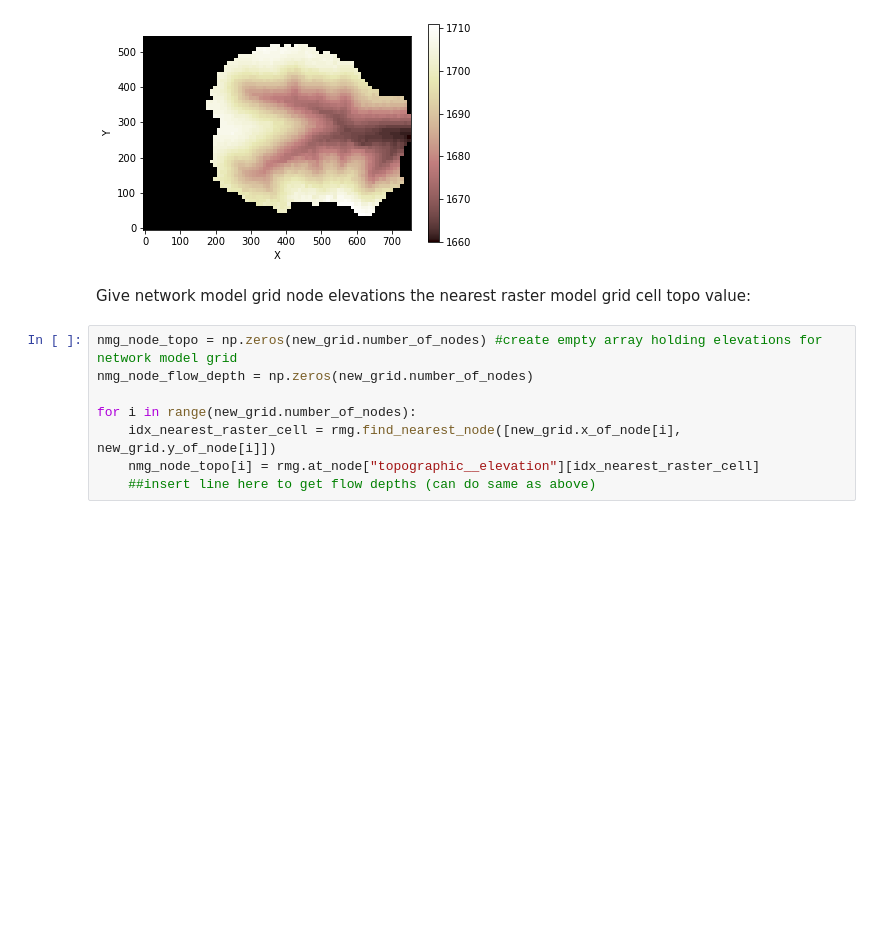
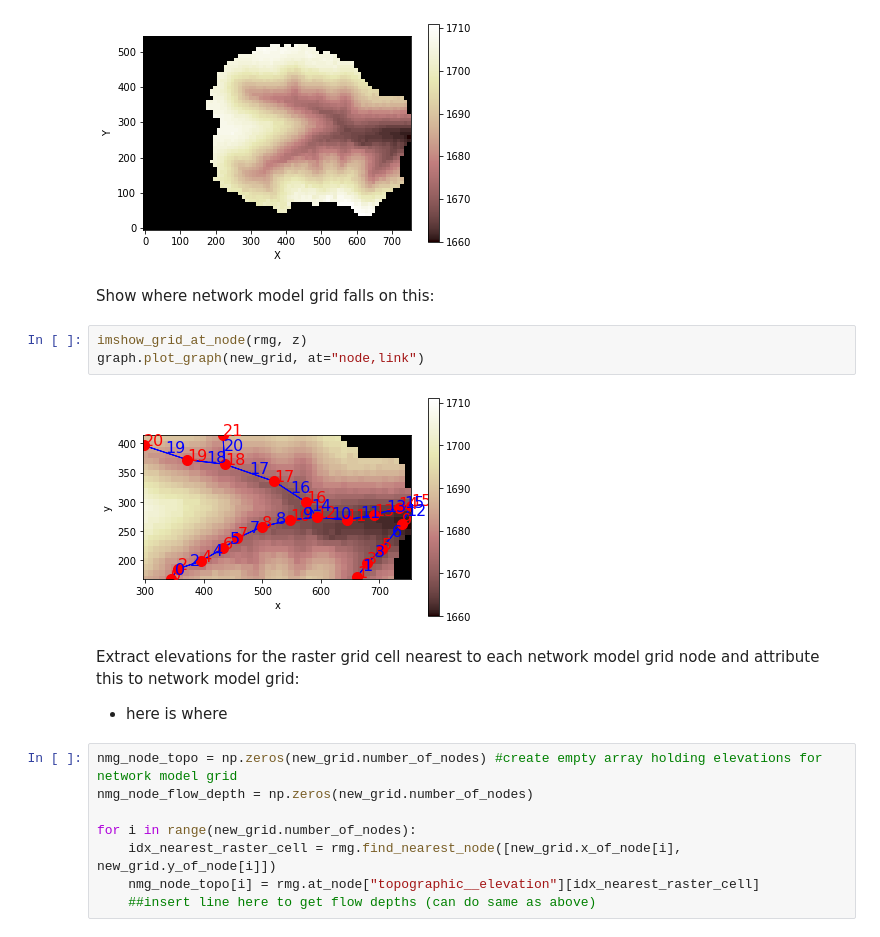
Before and after one commit to espin-2020/fluvial, a Jupyter notebook: import_network_from_hugo_shapefile.ipynb, the cells around one changed output. Saved outputs shown, nothing was run; the diff lists cells and outputs as text; blank space fills up the shorter version.

```diff
--- a/import_network_from_hugo_shapefile.ipynb
+++ b/import_network_from_hugo_shapefile.ipynb
@@ -94,8 +96,16 @@ rmg.status_at_node[np.isclose(z,-9999.)] = rmg.BC_NODE_IS_CLOSED
 imshow_grid_at_node(rmg, z)
 # %% [output]
 [figure]
-# %% [markdown]
-Give network model grid node elevations the nearest raster model grid cell topo value:
+# %% [markdown]
+Show where network model grid falls on this:
+# %%
+imshow_grid_at_node(rmg, z)
+graph.plot_graph(new_grid, at="node,link")
+# %% [output]
+[figure, added]
+# %% [markdown]
+Extract elevations for the raster grid cell nearest to each network model grid node and attribute this to network model grid:
+* here is where
 # %%
 nmg_node_topo = np.zeros(new_grid.number_of_nodes) #create empty array holding elevations for network model grid
 nmg_node_flow_depth = np.zeros(new_grid.number_of_nodes)
```
Also changed, not shown: parts of 2 cells of this notebook.
